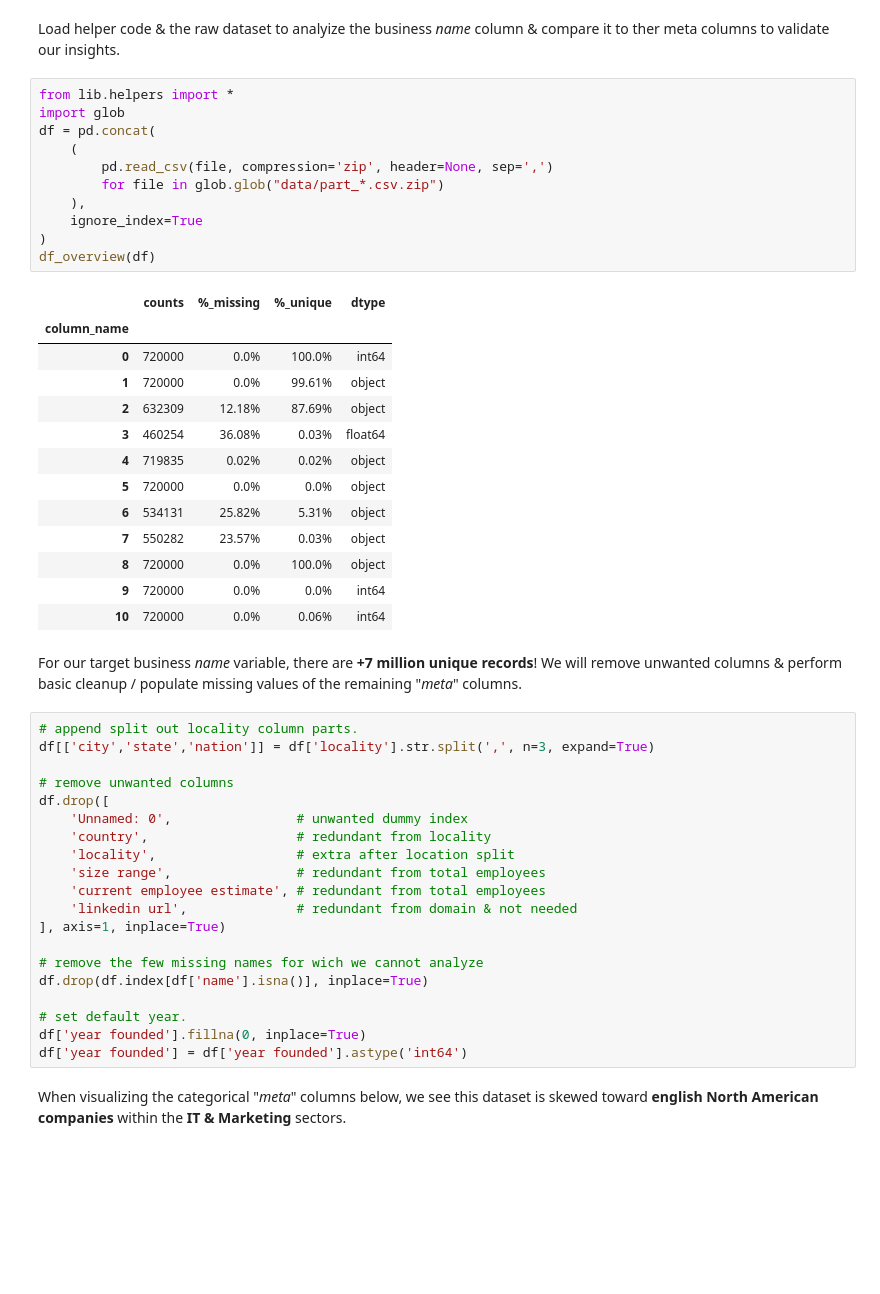
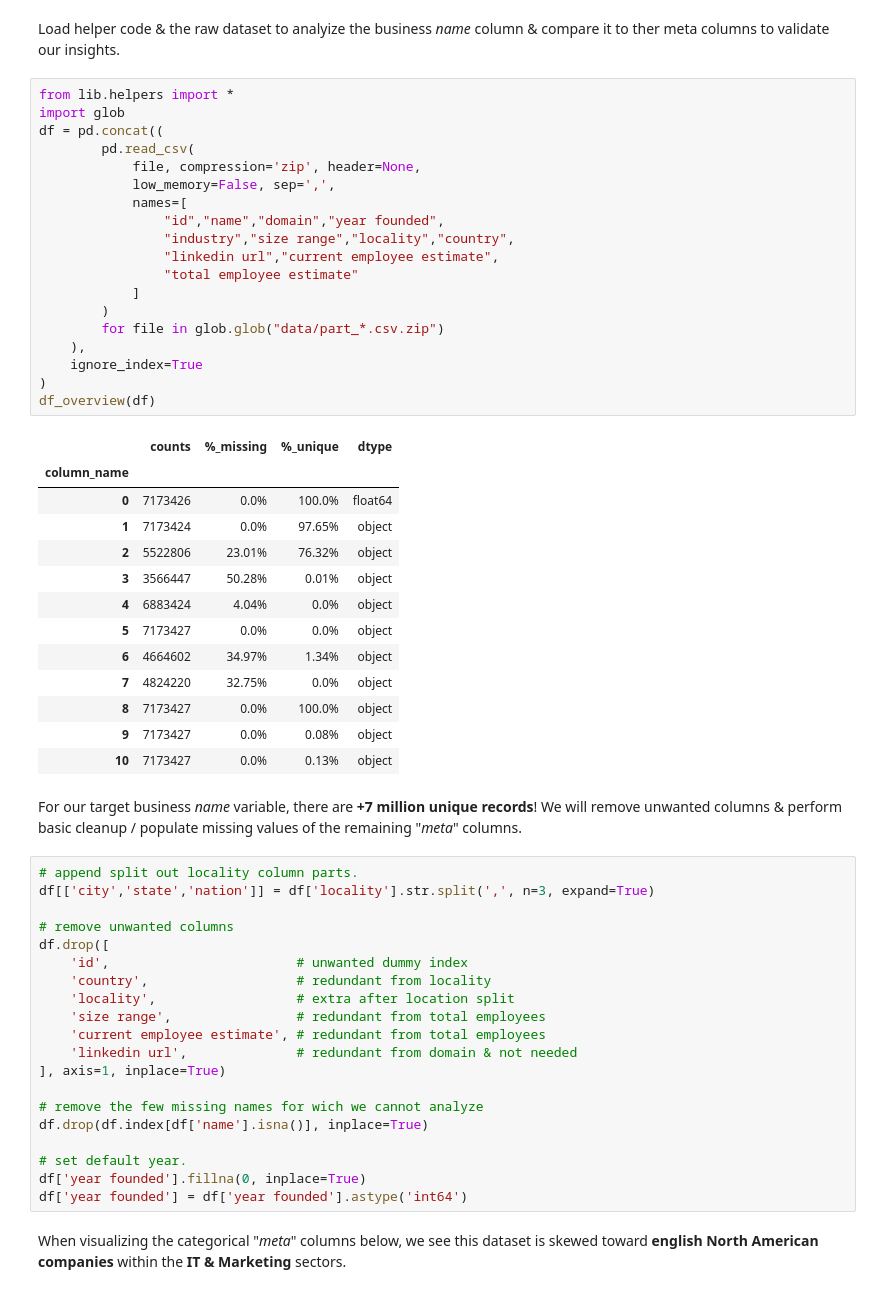
Before and after one commit to eangius/exploratory_data, a Jupyter notebook: business_names/insights.ipynb, the cells around one changed output. Saved outputs shown, nothing was run; the diff lists cells and outputs as text; blank space fills up the shorter version.

Commit message:
explicit col names lost in parts

```diff
--- a/business_names/insights.ipynb
+++ b/business_names/insights.ipynb
@@ -9,28 +9,36 @@ Load helper code & the raw dataset to analyize the business _name_ column & comp
 # %%
 from lib.helpers import *
 import glob
-df = pd.concat(
-    (
-        pd.read_csv(file, compression='zip', header=None, sep=',')
+df = pd.concat((
+        pd.read_csv(
+            file, compression='zip', header=None,
+            low_memory=False, sep=',',
+            names=[
+                "id","name","domain","year founded",
+                "industry","size range","locality","country",
+                "linkedin url","current employee estimate",
+                "total employee estimate"
+            ]
+        )
         for file in glob.glob("data/part_*.csv.zip")
     ),
     ignore_index=True
 )
 df_overview(df)
 # %% [output]
 |  | counts | %_missing | %_unique | dtype |
 | column_name |  |  |  |  |
-| 0 | 720000 | 0.0% | 100.0% | int64 |
-| 1 | 720000 | 0.0% | 99.61% | object |
-| 2 | 632309 | 12.18% | 87.69% | object |
-| 3 | 460254 | 36.08% | 0.03% | float64 |
-| 4 | 719835 | 0.02% | 0.02% | object |
-| 5 | 720000 | 0.0% | 0.0% | object |
-| 6 | 534131 | 25.82% | 5.31% | object |
-| 7 | 550282 | 23.57% | 0.03% | object |
-| 8 | 720000 | 0.0% | 100.0% | object |
-| 9 | 720000 | 0.0% | 0.0% | int64 |
-| 10 | 720000 | 0.0% | 0.06% | int64 |
+| 0 | 7173426 | 0.0% | 100.0% | float64 |
+| 1 | 7173424 | 0.0% | 97.65% | object |
+| 2 | 5522806 | 23.01% | 76.32% | object |
+| 3 | 3566447 | 50.28% | 0.01% | object |
+| 4 | 6883424 | 4.04% | 0.0% | object |
+| 5 | 7173427 | 0.0% | 0.0% | object |
+| 6 | 4664602 | 34.97% | 1.34% | object |
+| 7 | 4824220 | 32.75% | 0.0% | object |
+| 8 | 7173427 | 0.0% | 100.0% | object |
+| 9 | 7173427 | 0.0% | 0.08% | object |
+| 10 | 7173427 | 0.0% | 0.13% | object |
 # %% [markdown]
 For our target business _name_ variable, there are **+7 million unique records**! We will remove unwanted columns & perform basic cleanup / populate missing values of the remaining "_meta_" columns.
 # %%
@@ -39,7 +47,7 @@ df[['city','state','nation']] = df['locality'].str.split(',', n=3, expand=True)
 
 # remove unwanted columns
 df.drop([
-    'Unnamed: 0',                # unwanted dummy index
+    'id',                        # unwanted dummy index
     'country',                   # redundant from locality
     'locality',                  # extra after location split
     'size range',                # redundant from total employees
```
